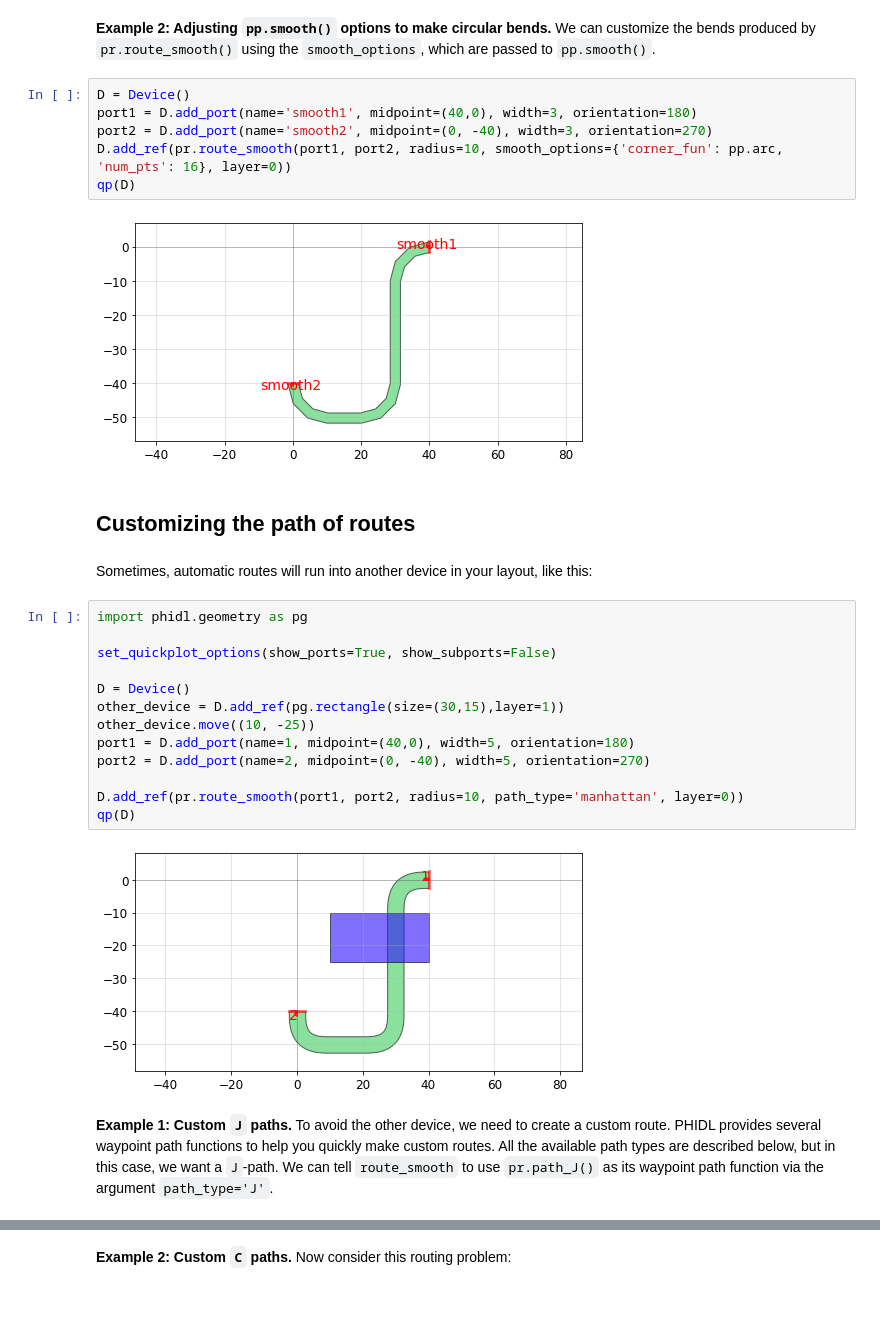
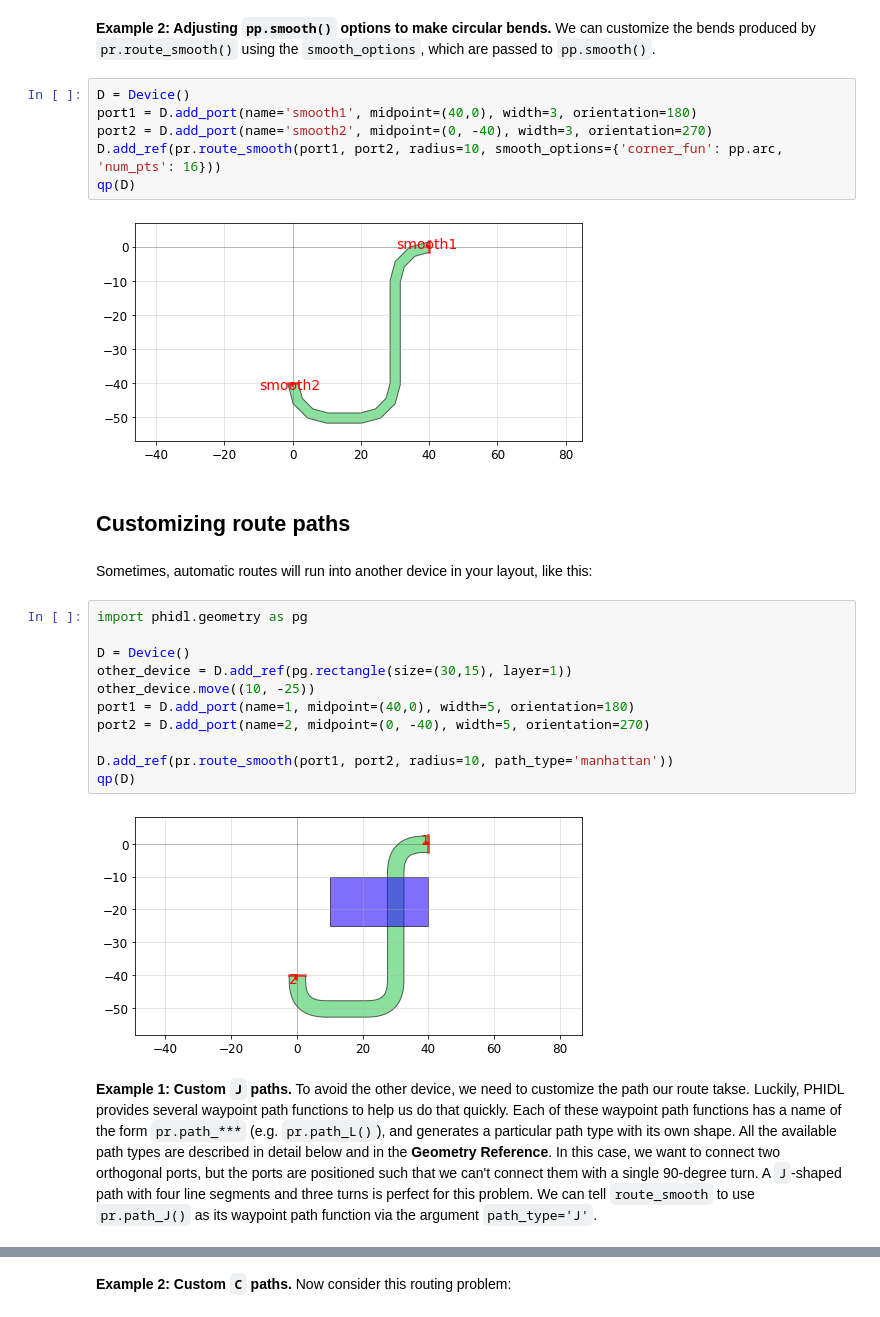
Before and after one commit to amccaugh/phidl, a Jupyter notebook: docs/tutorials/routing.ipynb, the cells around one changed output, grey strips where cells are left out. Saved outputs shown, nothing was run; the diff lists cells and outputs as text.

```diff
--- a/docs/tutorials/routing.ipynb
+++ b/docs/tutorials/routing.ipynb
@@ -102,31 +102,29 @@ __Example 2: Adjusting `pp.smooth()` options to make circular bends.__ We can cu
 # %%
 D = Device()
 port1 = D.add_port(name='smooth1', midpoint=(40,0), width=3, orientation=180)
 port2 = D.add_port(name='smooth2', midpoint=(0, -40), width=3, orientation=270)
-D.add_ref(pr.route_smooth(port1, port2, radius=10, smooth_options={'corner_fun': pp.arc, 'num_pts': 16}, layer=0))
+D.add_ref(pr.route_smooth(port1, port2, radius=10, smooth_options={'corner_fun': pp.arc, 'num_pts': 16}))
 qp(D)
 # %% [output]
-[figure, old version]
+[figure, new version]
-# %% [markdown]
-## Customizing the path of routes
+# %% [markdown]
+## Customizing route paths
 # %% [markdown]
 Sometimes, automatic routes will run into another device in your layout, like this:
 # %%
 import phidl.geometry as pg
 
-set_quickplot_options(show_ports=True, show_subports=False)
-
 D = Device()
-other_device = D.add_ref(pg.rectangle(size=(30,15),layer=1))
+other_device = D.add_ref(pg.rectangle(size=(30,15), layer=1))
 other_device.move((10, -25))
 port1 = D.add_port(name=1, midpoint=(40,0), width=5, orientation=180)
 port2 = D.add_port(name=2, midpoint=(0, -40), width=5, orientation=270)
 
-D.add_ref(pr.route_smooth(port1, port2, radius=10, path_type='manhattan', layer=0))
+D.add_ref(pr.route_smooth(port1, port2, radius=10, path_type='manhattan'))
 qp(D)
 # %% [output]
-[figure, old version]
+[figure, new version]
 # %% [markdown]
-__Example 1: Custom `J` paths.__ To avoid the other device, we need to create a custom route. PHIDL provides several waypoint path functions to help you quickly make custom routes. All the available path types are described below, but in this case, we want a `J`-path. We can tell `route_smooth` to use `pr.path_J()` as its waypoint path function via the argument `path_type='J'`.
+__Example 1: Custom `J` paths.__ To avoid the other device, we need to customize the path our route takse. Luckily, PHIDL provides several waypoint path functions to help us do that quickly. Each of these waypoint path functions has a name of the form `pr.path_***` (e.g. `pr.path_L()`), and generates a particular path type with its own shape. All the available path types are described in detail below and in the __Geometry Reference__. In this case, we want to connect two orthogonal ports, but the ports are positioned such that we can't connect them with a single 90-degree turn. A `J`-shaped path with four line segments and three turns is perfect for this problem. We can tell `route_smooth` to use `pr.path_J()` as its waypoint path function via the argument `path_type='J'`.
 # %%
 D = Device()
```
Also changed, not shown: parts of 23 cells of this notebook.
